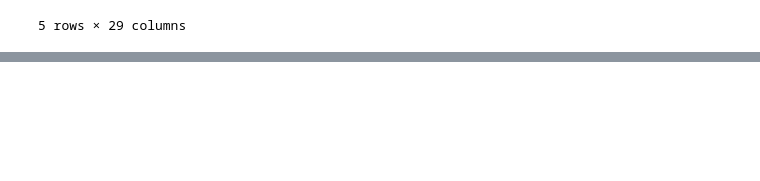
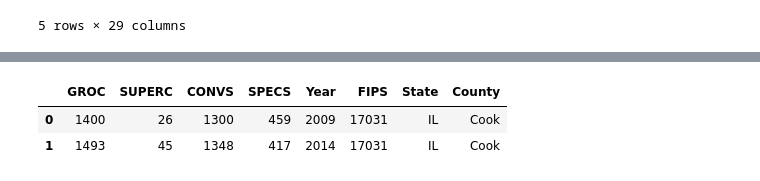
Before and after one commit to cinhui/ETL_county, a Jupyter notebook: ETL_food_environment_property.ipynb, the cells around one changed output, grey strips where cells are left out. Cells and saved outputs as stored; diff of their text form; code cells hidden in the pictures; blank space fills up the shorter version.

```diff
--- a/ETL_food_environment_property.ipynb
+++ b/ETL_food_environment_property.ipynb
@@ -289,2 +413,16 @@ pd.read_sql_query('SELECT a.FIPS, s.MEDHHINC, s.POVRATE,\
+# %%
+# Example query
+# Return the number of grocery stores, supercenters, convenience stores,
+# and specialty stores in Cook County, IL
+pd.read_sql_query('SELECT s.GROC, s.SUPERC, s.CONVS, s.SPECS, s.Year, \
+                f.FIPS, f.State, f.County \
+                FROM stores s \
+                JOIN fips_codes f \
+                ON s.FIPS = f.FIPS \
+                WHERE f.State = "IL" AND f.County = "Cook"', con=engine)
+# %% [output]
+|  | GROC | SUPERC | CONVS | SPECS | Year | FIPS | State | County |
+| 0 | 1400 | 26 | 1300 | 459 | 2009 | 17031 | IL | Cook |
+| 1 | 1493 | 45 | 1348 | 417 | 2014 | 17031 | IL | Cook |
 # %%
 # Example query
```
Also changed, not shown: parts of 23 cells of this notebook.
